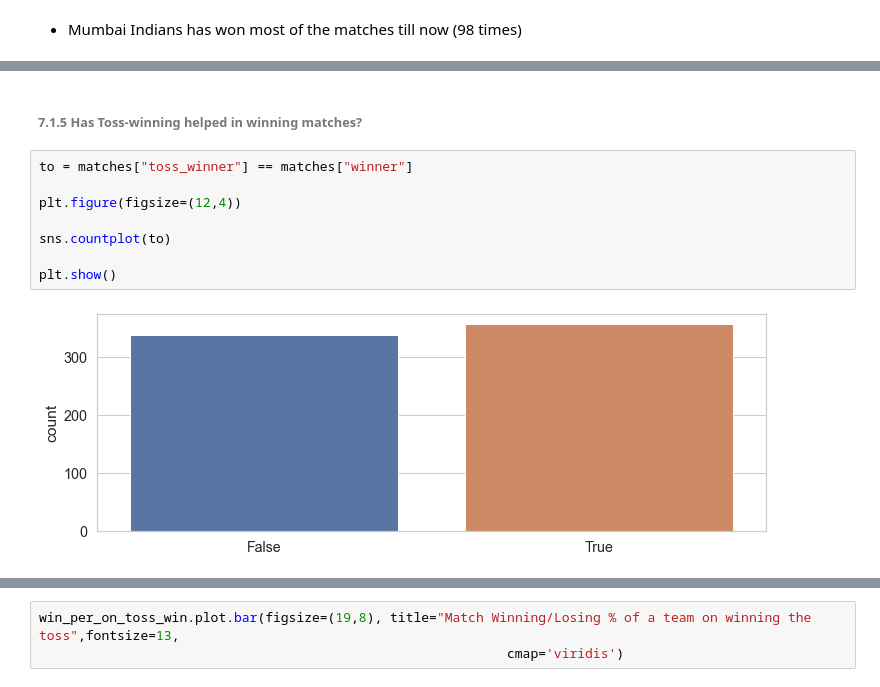
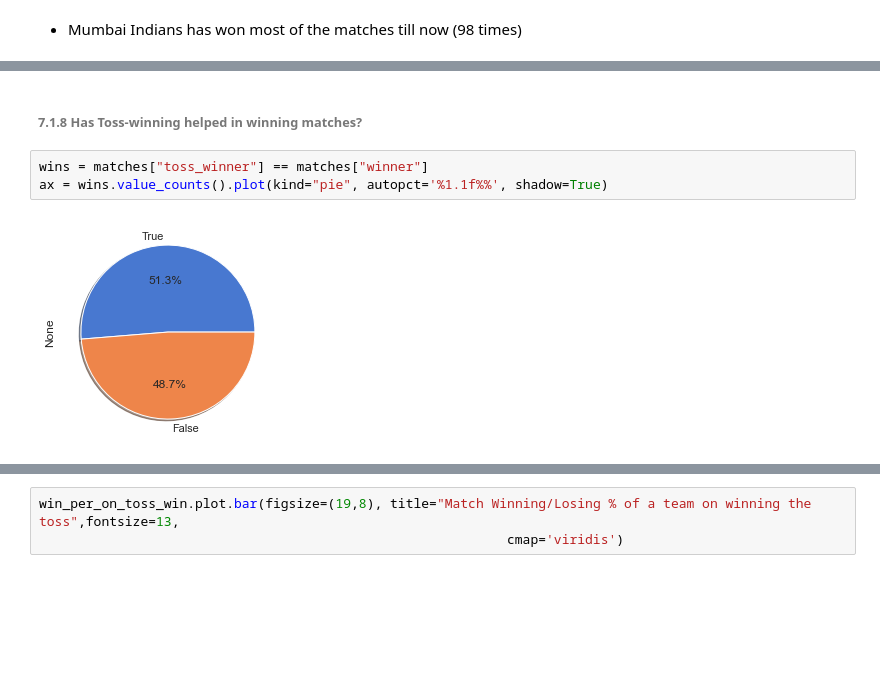
Before and after one commit to ravijagtap/datascience, a Jupyter notebook: IPL_DATA_ANALYSIS/Analysis on IPL Data.ipynb, the cells around one changed output, grey strips where cells are left out. Saved outputs shown, nothing was run; the diff lists cells and outputs as text; blank space fills up the shorter version.

```diff
--- a/IPL_DATA_ANALYSIS/Analysis on IPL Data.ipynb
+++ b/IPL_DATA_ANALYSIS/Analysis on IPL Data.ipynb
@@ -648,13 +556,8 @@ plt.plot('season','wins',data=mi_wins)
 # %% [markdown]
-######  7.1.5 Has Toss-winning helped in winning matches?
+######  7.1.8 Has Toss-winning helped in winning matches?
-# %%
-to = matches["toss_winner"] == matches["winner"]
-
-plt.figure(figsize=(12,4))
-
-sns.countplot(to)
-
-plt.show()
-# %% [output]
-[figure, removed]
+# %%
+wins = matches["toss_winner"] == matches["winner"]
+ax = wins.value_counts().plot(kind="pie", autopct='%1.1f%%', shadow=True)
+# %% [output]
+[figure, added]
 # %% [markdown]
```
Also changed, not shown: parts of 152 cells of this notebook.
